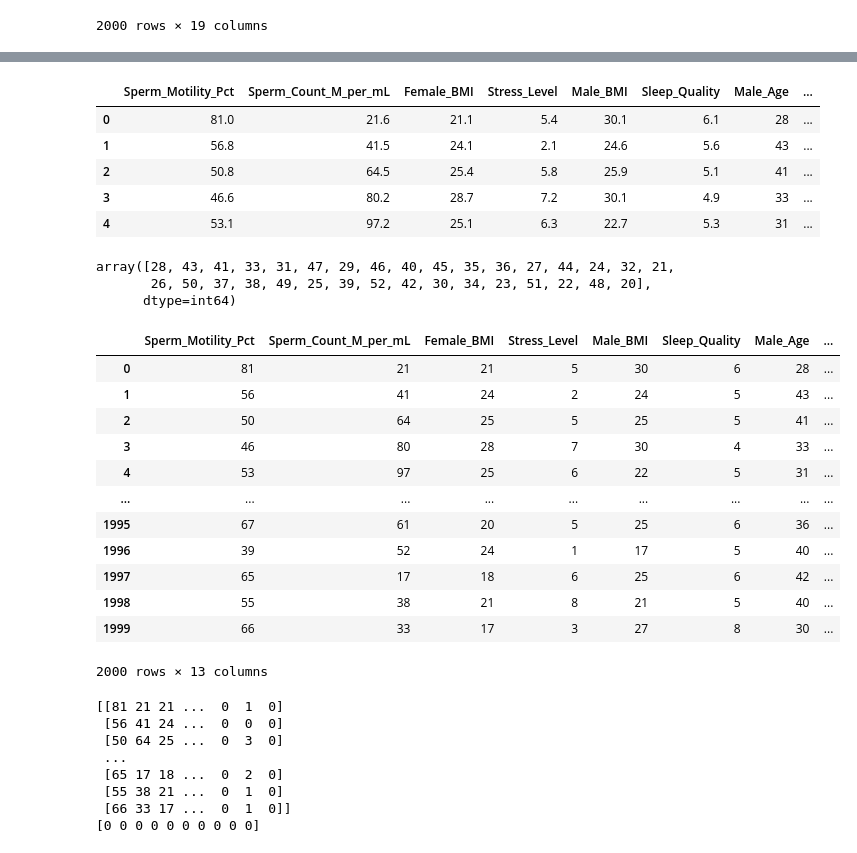
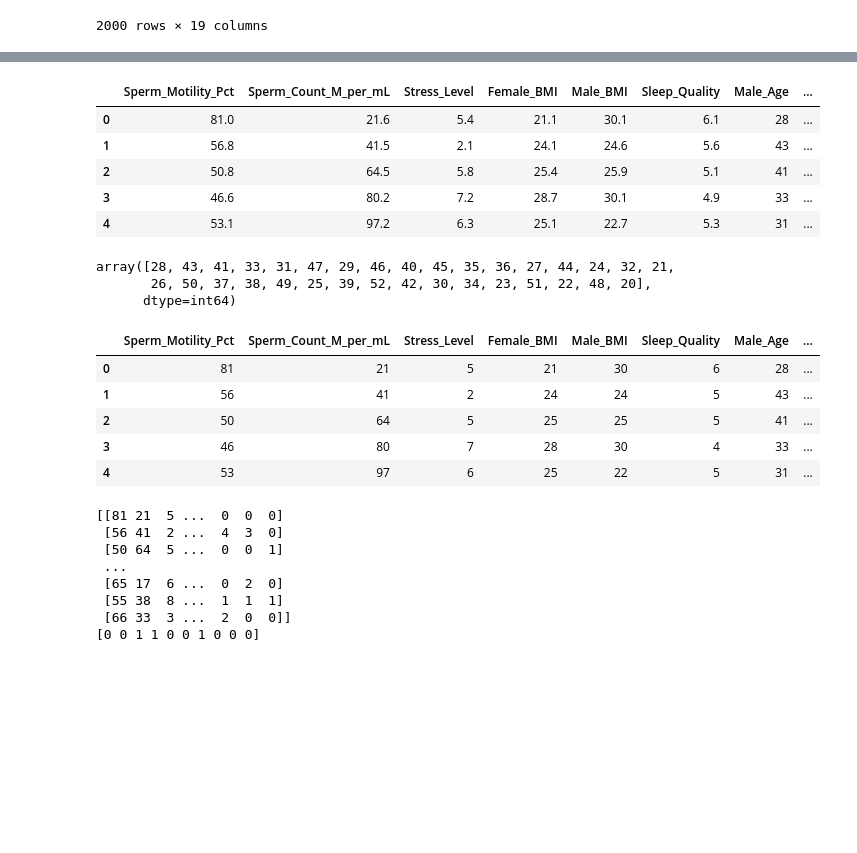
Before and after one commit to fatvdbergdotus/ai, a Jupyter notebook: data_science/fertility.ipynb, the cells around one changed output, grey strips where cells are left out. Drawn from its saved outputs; the diff is of its cells as text; code cells hidden in the pictures; blank space fills up the shorter version.

```diff
--- a/data_science/fertility.ipynb
+++ b/data_science/fertility.ipynb
@@ -4,6 +4,10 @@
 The dataset is from [https://www.kaggle.com/datasets/shauryasrivastava01/fertility-health-dataset](https://www.kaggle.com/datasets/shauryasrivastava01/fertility-health-dataset)
 
 This synthetic dataset contains fertility-related health and lifestyle indicators for couples. It includes female and male age, BMI, menstrual regularity, PCOS status, sperm count, sperm motility, stress levels, sleep quality, smoking habits, alcohol intake, and exercise levels. The dataset is designed for machine learning tasks such as predicting pregnancy outcomes (Success / Failure), and is fully anonymized for research and educational purposes.
+# %%
+# Global variables
+number_of_cross_validation_folds = 5
+number_of_important_features = 10
 # %%
 # import the dataset and display the first few rows
 
@@ -136,15 +145,15 @@ Female_Smokes_Yes            0.008476
 dtype: float64
 # %%
-top_features = feature_importance.head(12).index.tolist()
-df_encoded = df[list(top_features) + ['Pregnancy_Success']]
+top_features = feature_importance.head(number_of_important_features).index.tolist()
+df_encoded = df_encoded[list(top_features) + ['Pregnancy_Success_Success']]
 df_encoded.head()
 # %% [output]
-|  | Sperm_Motility_Pct | Sperm_Count_M_per_mL | Female_BMI | Stress_Level | Male_BMI | Sleep_Quality | Male_Age | ... |
-| 0 | 81.0 | 21.6 | 21.1 | 5.4 | 30.1 | 6.1 | 28 | ... |
-| 1 | 56.8 | 41.5 | 24.1 | 2.1 | 24.6 | 5.6 | 43 | ... |
-| 2 | 50.8 | 64.5 | 25.4 | 5.8 | 25.9 | 5.1 | 41 | ... |
-| 3 | 46.6 | 80.2 | 28.7 | 7.2 | 30.1 | 4.9 | 33 | ... |
-| 4 | 53.1 | 97.2 | 25.1 | 6.3 | 22.7 | 5.3 | 31 | ... |
+|  | Sperm_Motility_Pct | Sperm_Count_M_per_mL | Stress_Level | Female_BMI | Male_BMI | Sleep_Quality | Male_Age | ... |
+| 0 | 81.0 | 21.6 | 5.4 | 21.1 | 30.1 | 6.1 | 28 | ... |
+| 1 | 56.8 | 41.5 | 2.1 | 24.1 | 24.6 | 5.6 | 43 | ... |
+| 2 | 50.8 | 64.5 | 5.8 | 25.4 | 25.9 | 5.1 | 41 | ... |
+| 3 | 46.6 | 80.2 | 7.2 | 28.7 | 30.1 | 4.9 | 33 | ... |
+| 4 | 53.1 | 97.2 | 6.3 | 25.1 | 22.7 | 5.3 | 31 | ... |
 # %%
 # check the unique values of the encoded
 
@@ -156,22 +165,15 @@ array([28, 43, 41, 33, 31, 47, 29, 46, 40, 45, 35, 36, 27, 44, 24, 32, 21,
 # %%
 # convert all columns to numeric, coercing errors to NaN, then fill NaN with 0 and convert to int
 
 df_encoded = df_encoded.apply(pd.to_numeric, errors='coerce').astype(int)
-df_encoded
+df_encoded.head()
 # %% [output]
-|  | Sperm_Motility_Pct | Sperm_Count_M_per_mL | Female_BMI | Stress_Level | Male_BMI | Sleep_Quality | Male_Age | ... |
-| 0 | 81 | 21 | 21 | 5 | 30 | 6 | 28 | ... |
-| 1 | 56 | 41 | 24 | 2 | 24 | 5 | 43 | ... |
-| 2 | 50 | 64 | 25 | 5 | 25 | 5 | 41 | ... |
-| 3 | 46 | 80 | 28 | 7 | 30 | 4 | 33 | ... |
-| 4 | 53 | 97 | 25 | 6 | 22 | 5 | 31 | ... |
-| ... | ... | ... | ... | ... | ... | ... | ... | ... |
-| 1995 | 67 | 61 | 20 | 5 | 25 | 6 | 36 | ... |
-| 1996 | 39 | 52 | 24 | 1 | 17 | 5 | 40 | ... |
-| 1997 | 65 | 17 | 18 | 6 | 25 | 6 | 42 | ... |
-| 1998 | 55 | 38 | 21 | 8 | 21 | 5 | 40 | ... |
-| 1999 | 66 | 33 | 17 | 3 | 27 | 8 | 30 | ... |
+|  | Sperm_Motility_Pct | Sperm_Count_M_per_mL | Stress_Level | Female_BMI | Male_BMI | Sleep_Quality | Male_Age | ... |
+| 0 | 81 | 21 | 5 | 21 | 30 | 6 | 28 | ... |
+| 1 | 56 | 41 | 2 | 24 | 24 | 5 | 43 | ... |
+| 2 | 50 | 64 | 5 | 25 | 25 | 5 | 41 | ... |
+| 3 | 46 | 80 | 7 | 28 | 30 | 4 | 33 | ... |
+| 4 | 53 | 97 | 6 | 25 | 22 | 5 | 31 | ... |
-2000 rows × 13 columns
 # %%
 # prepare the features and target variable for modeling
 
@@ -179,19 +181,19 @@ feature_names = df_encoded.columns.tolist()
 #feature_names.remove('Pregnancy_Success_Success')
 
 all_features = df_encoded[feature_names].values
-all_classes = df_encoded['Pregnancy_Success'].values
+all_classes = df_encoded['Pregnancy_Success_Success'].values
 
 print(all_features)
 print(all_classes[0:10])
 # %% [output]
-[[81 21 21 ...  0  1  0]
- [56 41 24 ...  0  0  0]
- [50 64 25 ...  0  3  0]
+[[81 21  5 ...  0  0  0]
+ [56 41  2 ...  4  3  0]
+ [50 64  5 ...  0  0  1]
  ...
- [65 17 18 ...  0  2  0]
- [55 38 21 ...  0  1  0]
- [66 33 17 ...  0  1  0]]
-[0 0 0 0 0 0 0 0 0 0]
+ [65 17  6 ...  0  2  0]
+ [55 38  8 ...  1  1  1]
+ [66 33  3 ...  2  0  0]]
+[0 0 1 1 0 0 1 0 0 0]
 # %%
 # standardize the features using StandardScaler
 
```
Also changed, not shown: parts of 8 cells of this notebook.
